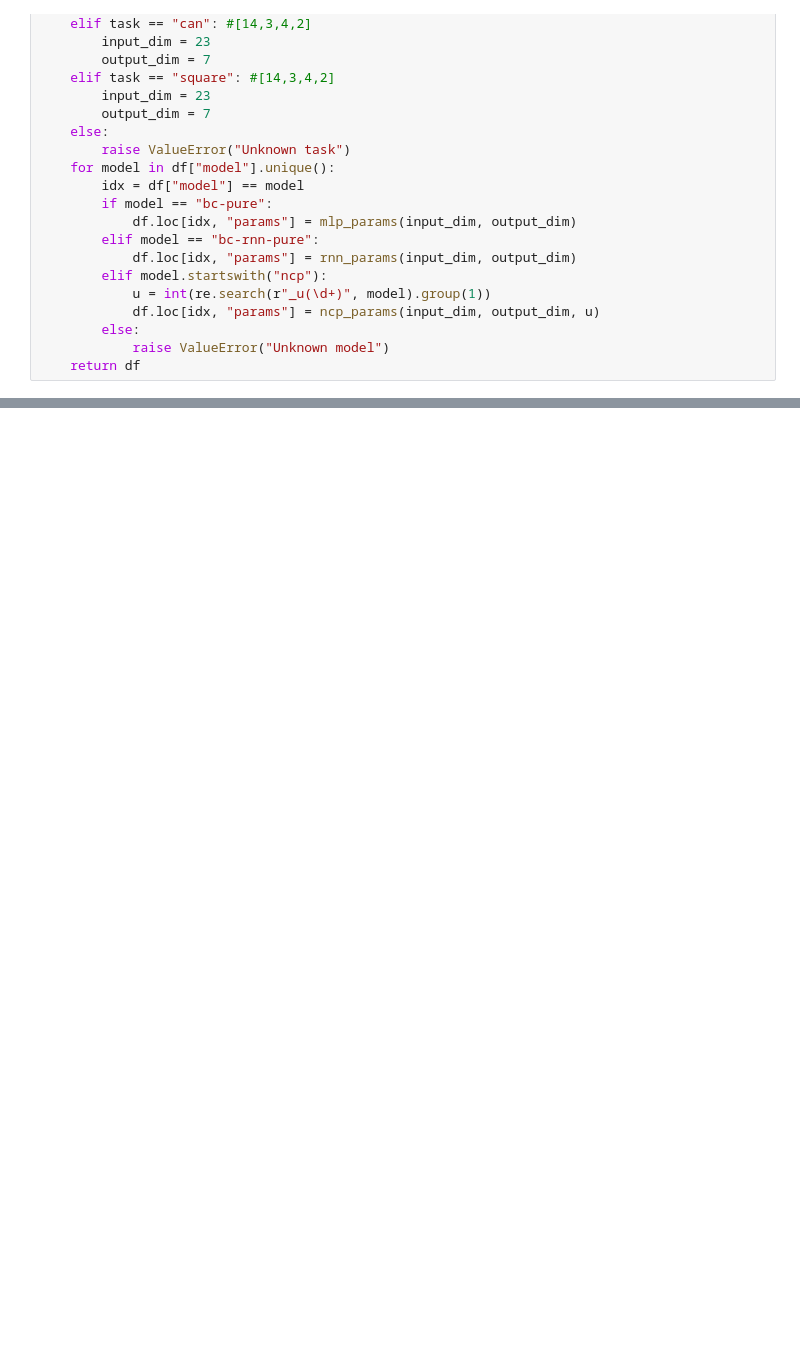
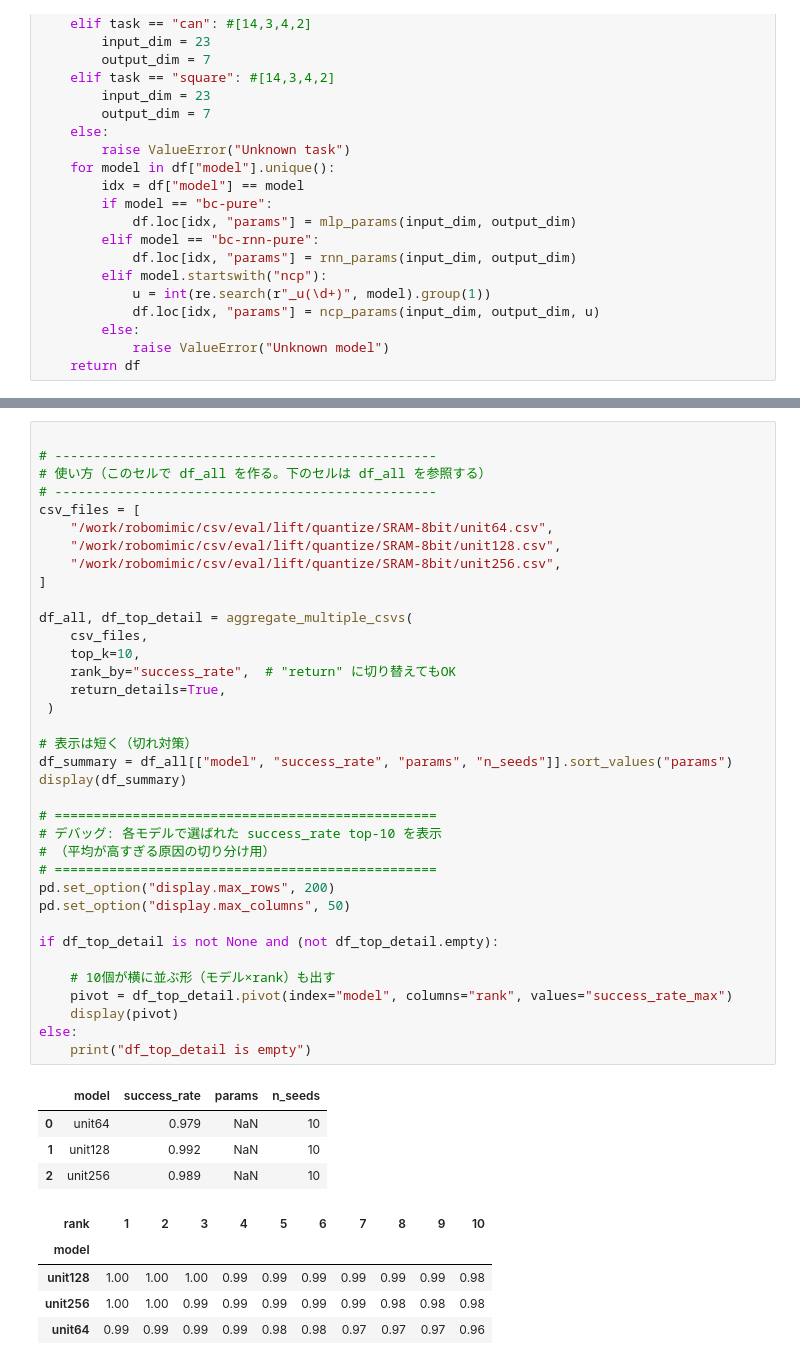
Before and after one commit to yuuharu11/LNN-control, a Jupyter notebook: robomimic/myscript/make-graph/baseline.ipynb, the cells around one changed output, grey strips where cells are left out. Drawn from its saved outputs; the diff is of its cells as text; blank space fills up the shorter version.

```diff
--- a/robomimic/myscript/make-graph/baseline.ipynb
+++ b/robomimic/myscript/make-graph/baseline.ipynb
@@ -258,0 +446,46 @@ rows: 20
+# %%
+
+# -------------------------------------------------
+# 使い方（このセルで df_all を作る。下のセルは df_all を参照する）
+# -------------------------------------------------
+csv_files = [
+    "/work/robomimic/csv/eval/lift/quantize/SRAM-8bit/unit64.csv",
+    "/work/robomimic/csv/eval/lift/quantize/SRAM-8bit/unit128.csv",
+    "/work/robomimic/csv/eval/lift/quantize/SRAM-8bit/unit256.csv",
+]
+
+df_all, df_top_detail = aggregate_multiple_csvs(
+    csv_files,
+    top_k=10,
+    rank_by="success_rate",  # "return" に切り替えてもOK
+    return_details=True,
+ )
+
+# 表示は短く（切れ対策）
+df_summary = df_all[["model", "success_rate", "params", "n_seeds"]].sort_values("params")
+display(df_summary)
+
+# =================================================
+# デバッグ: 各モデルで選ばれた success_rate top-10 を表示
+# （平均が高すぎる原因の切り分け用）
+# =================================================
+pd.set_option("display.max_rows", 200)
+pd.set_option("display.max_columns", 50)
+
+if df_top_detail is not None and (not df_top_detail.empty):
+
+    # 10個が横に並ぶ形（モデル×rank）も出す
+    pivot = df_top_detail.pivot(index="model", columns="rank", values="success_rate_max")
+    display(pivot)
+else:
+    print("df_top_detail is empty")
+# %% [output]
+|  | model | success_rate | params | n_seeds |
+| 0 | unit64 | 0.979 | NaN | 10 |
+| 1 | unit128 | 0.992 | NaN | 10 |
+| 2 | unit256 | 0.989 | NaN | 10 |
+| rank | 1 | 2 | 3 | 4 | 5 | 6 | 7 | 8 | 9 | 10 |
+| model |  |  |  |  |  |  |  |  |  |  |
+| unit128 | 1.00 | 1.00 | 1.00 | 0.99 | 0.99 | 0.99 | 0.99 | 0.99 | 0.99 | 0.98 |
+| unit256 | 1.00 | 1.00 | 0.99 | 0.99 | 0.99 | 0.99 | 0.99 | 0.98 | 0.98 | 0.98 |
+| unit64 | 0.99 | 0.99 | 0.99 | 0.99 | 0.98 | 0.98 | 0.97 | 0.97 | 0.97 | 0.96 |
```
Also changed, not shown: parts of 2 cells of this notebook, 49 other files.
